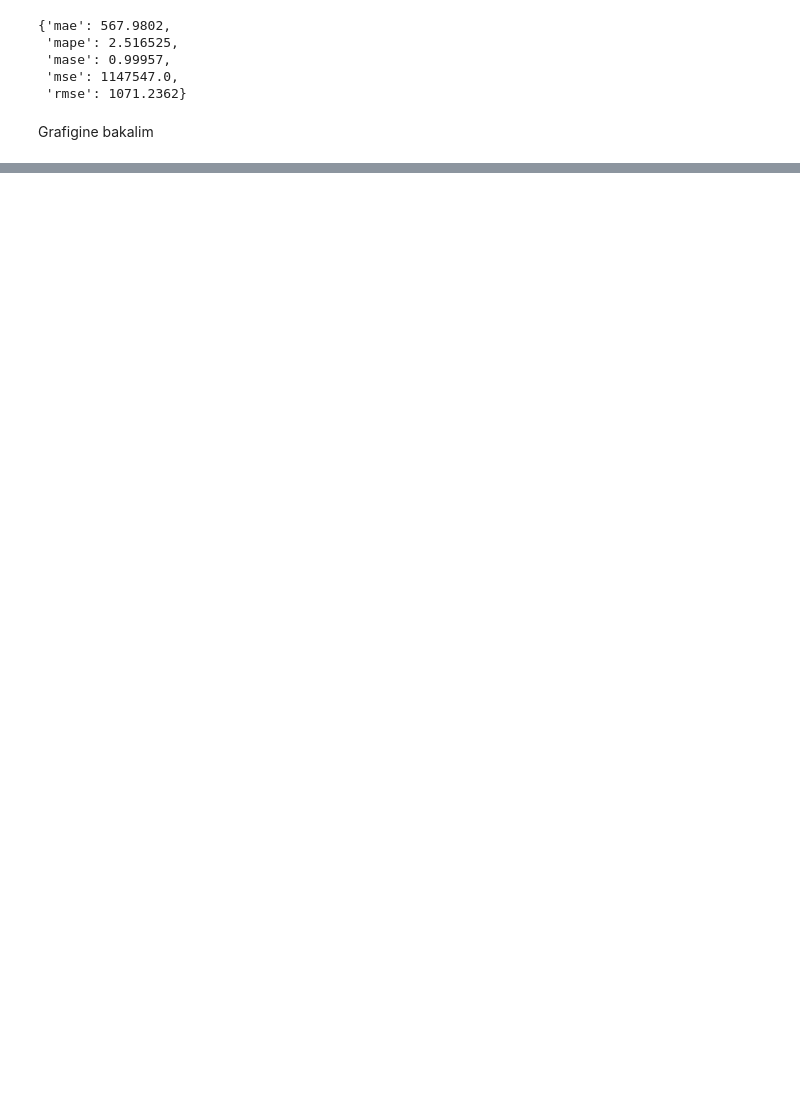
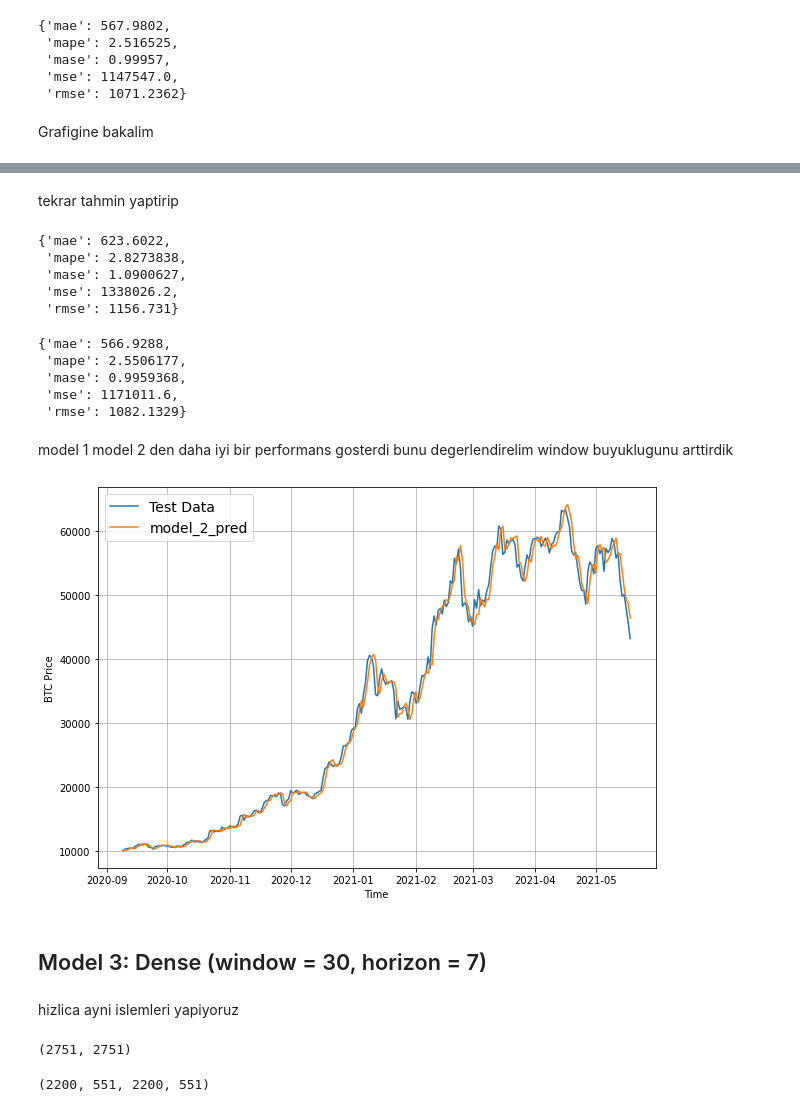
Before and after one commit to mertorelio/deeplearning-notes, a Jupyter notebook: time_series_forecasting_tensorflow.ipynb, the cells around one changed output, grey strips where cells are left out. Cells and saved outputs as stored; diff of their text form; code cells hidden in the pictures; blank space fills up the shorter version.

```diff
--- a/time_series_forecasting_tensorflow.ipynb
+++ b/time_series_forecasting_tensorflow.ipynb
@@ -540,0 +559,4 @@ plot_time_series(timesteps=X_test[-len(test_windows):],
+# %%
+#window'lari olusturalim
+full_windows, full_labels = make_windows(prices, window_size=WINDOW_SIZE, horizon=HORIZON)
+len(full_windows), len(full_labels)
@@ -540,0 +565,6 @@ plot_time_series(timesteps=X_test[-len(test_windows):],
+# %%
+#train-test ayrimini yapalim
+train_windows, test_windows, train_labels, test_labels = make_train_test_splits(windows=full_windows,
+                                                                                labels=full_labels,
+                                                                                test_split=0.2)
+len(train_windows), len(test_windows), len(train_labels), len(test_labels)
@@ -540,0 +618,4 @@ plot_time_series(timesteps=X_test[-len(test_windows):],
+# %%
+#en iyi oerformansa sahip modeli yukleyelim
+model_2 = tf.keras.models.load_model("model_experiments/model_2_dense/")
+model_2.evaluate(test_windows, test_labels)
@@ -540,0 +625,51 @@ plot_time_series(timesteps=X_test[-len(test_windows):],
+# %% [markdown]
+tekrar tahmin yaptirip
+# %%
+model_2_preds = make_preds(model_2,
+                           input_data=test_windows)
+# %%
+model_2_results = evaluate_preds(y_true=tf.squeeze(test_labels),
+                                 y_pred=model_2_preds)
+model_2_results
+# %% [output]
+{'mae': 623.6022,
+ 'mape': 2.8273838,
+ 'mase': 1.0900627,
+ 'mse': 1338026.2,
+ 'rmse': 1156.731}
+# %%
+model_1_results
+# %% [output]
+{'mae': 566.9288,
+ 'mape': 2.5506177,
+ 'mase': 0.9959368,
+ 'mse': 1171011.6,
+ 'rmse': 1082.1329}
+# %% [markdown]
+model 1 model 2 den daha iyi bir performans gosterdi bunu degerlendirelim window buyuklugunu arttirdik
+# %%
+offset = 300
+plt.figure(figsize=(10, 7))
+# Account for test_window offset when plotting
+plot_time_series(timesteps=X_test[-len(test_windows):], values=test_labels[:, 0], start=offset, format="-", label="Test Data")
+plot_time_series(timesteps=X_test[-len(test_windows):], values=model_2_preds, start= offset, format= "-",label = "model_2_pred")
+# %% [output]
+[figure, added]
+# %% [markdown]
+## Model 3: Dense (window = 30, horizon = 7)
+# %% [markdown]
+hizlica ayni islemleri yapiyoruz
+# %%
+HORIZON = 7
+WINDOW_SIZE = 30
+
+full_windows, full_labels = make_windows(prices, window_size=WINDOW_SIZE, horizon=HORIZON)
+len(full_windows), len(full_labels)
+# %% [output]
+(2751, 2751)
+# %%
+train_windows, test_windows, train_labels, test_labels = make_train_test_splits(windows=full_windows,
+                                                                                labels=full_labels)
+len(train_windows), len(test_windows), len(train_labels), len(test_labels)
+# %% [output]
+(2200, 551, 2200, 551)
```
Also changed, not shown: parts of 40 cells of this notebook.
